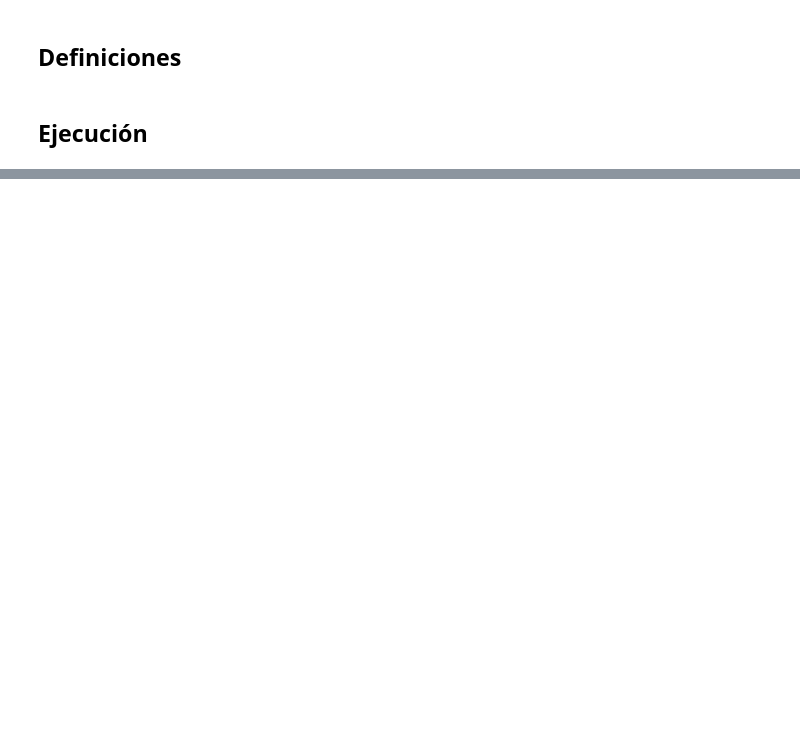
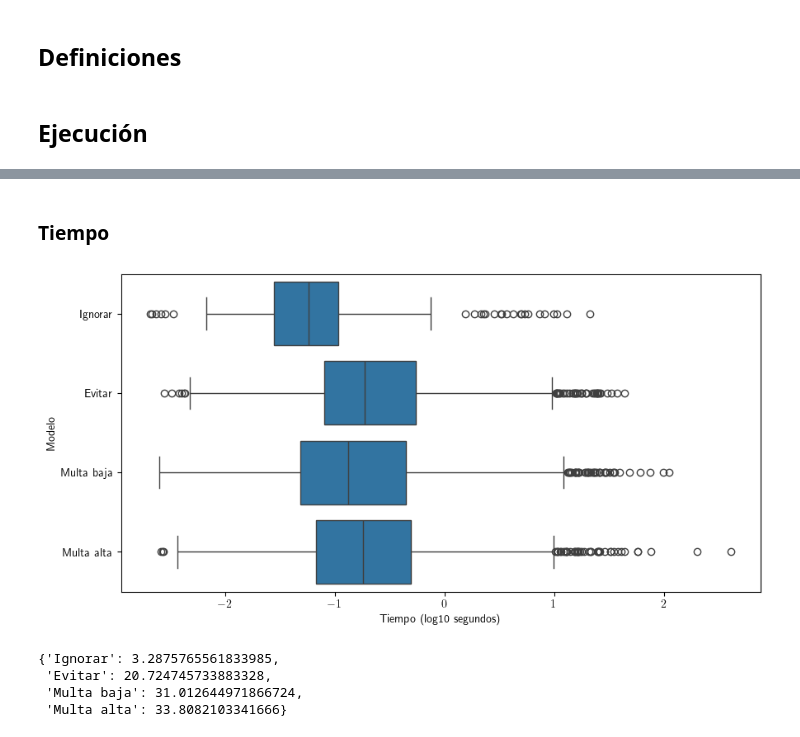
Before and after one commit to sponja23/invop-tp, a Jupyter notebook: experimentos/experimento_4.ipynb, the cells around one changed output, grey strips where cells are left out. Saved outputs shown, nothing was run; the diff lists cells and outputs as text; code cells hidden in the pictures; blank space fills up the shorter version.

```diff
--- a/experimentos/experimento_4.ipynb
+++ b/experimentos/experimento_4.ipynb
@@ -93,0 +122,23 @@ resultados_multa_alta = experimento_multa_alta.ejecutar()
+# %% [markdown]
+### Tiempo
+# %%
+import math
+
+
+fig = boxplot(
+    [[math.log(t, 10) for t in res.tiempos] for res in dict_resultados.values()],
+    dict_resultados.keys(),
+    xlabel="Tiempo (log10 segundos)",
+    ylabel="Modelo",
+)
+
+fig.savefig("graficos/exp4/distribucion_tiempo.pdf")
+# %% [output]
+[figure, added]
+# %%
+{label: sum(resultados.tiempos) / 60 for label, resultados in dict_resultados.items()}
+# %% [output]
+{'Ignorar': 3.2875765561833985,
+ 'Evitar': 20.724745733883328,
+ 'Multa baja': 31.012644971866724,
+ 'Multa alta': 33.8082103341666}
```
Also changed, not shown: parts of 7 cells of this notebook, 2 other files.
